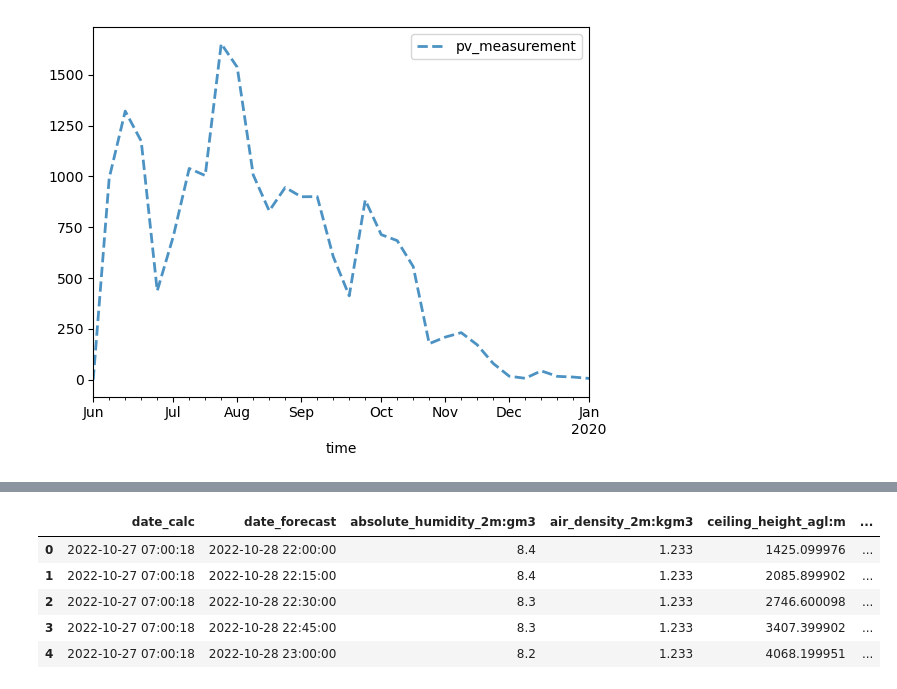
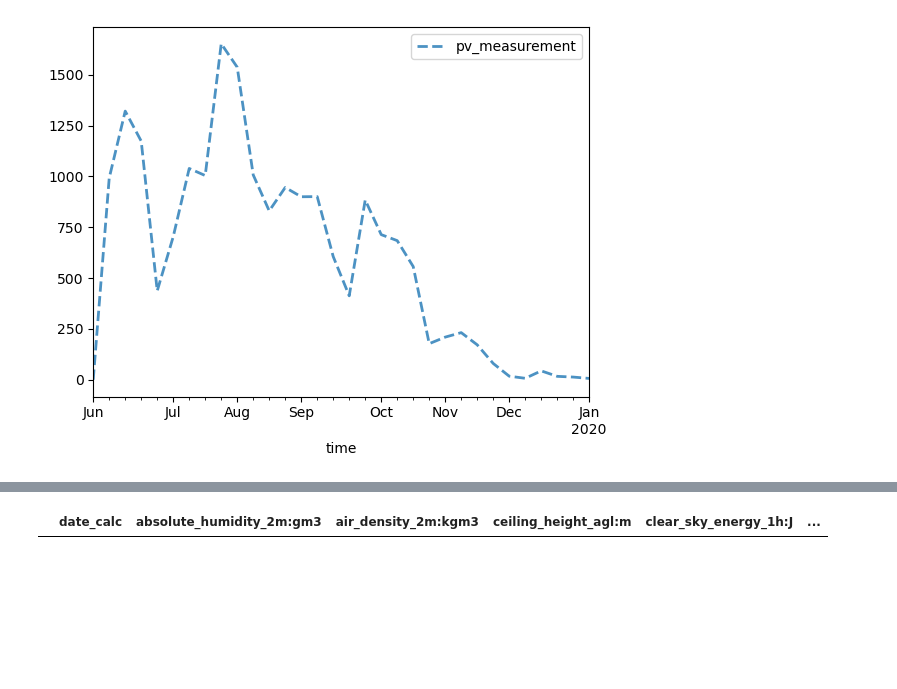
Before and after one commit to soricm/Time-Series-Forecasting-Solar-Energy-Production, a Jupyter notebook: marijan/marijan.ipynb, the cells around one changed output, grey strips where cells are left out. Cells and saved outputs as stored; diff of their text form; code cells hidden in the pictures; blank space fills up the shorter version.

```diff
--- a/marijan/marijan.ipynb
+++ b/marijan/marijan.ipynb
@@ -171,10 +304,5 @@ train_a.plot('time','pv_measurement')
 # %%
-X_train_estimated_a.head()
+pd.merge(X_est, X_obs)
 # %% [output]
-|  | date_calc | date_forecast | absolute_humidity_2m:gm3 | air_density_2m:kgm3 | ceiling_height_agl:m | ... |
-| 0 | 2022-10-27 07:00:18 | 2022-10-28 22:00:00 | 8.4 | 1.233 | 1425.099976 | ... |
-| 1 | 2022-10-27 07:00:18 | 2022-10-28 22:15:00 | 8.4 | 1.233 | 2085.899902 | ... |
-| 2 | 2022-10-27 07:00:18 | 2022-10-28 22:30:00 | 8.3 | 1.233 | 2746.600098 | ... |
-| 3 | 2022-10-27 07:00:18 | 2022-10-28 22:45:00 | 8.3 | 1.233 | 3407.399902 | ... |
-| 4 | 2022-10-27 07:00:18 | 2022-10-28 23:00:00 | 8.2 | 1.233 | 4068.199951 | ... |
+|  | date_calc | absolute_humidity_2m:gm3 | air_density_2m:kgm3 | ceiling_height_agl:m | clear_sky_energy_1h:J | ... |
 # %%
```
Also changed, not shown: parts of 23 cells of this notebook, 2 other files.
